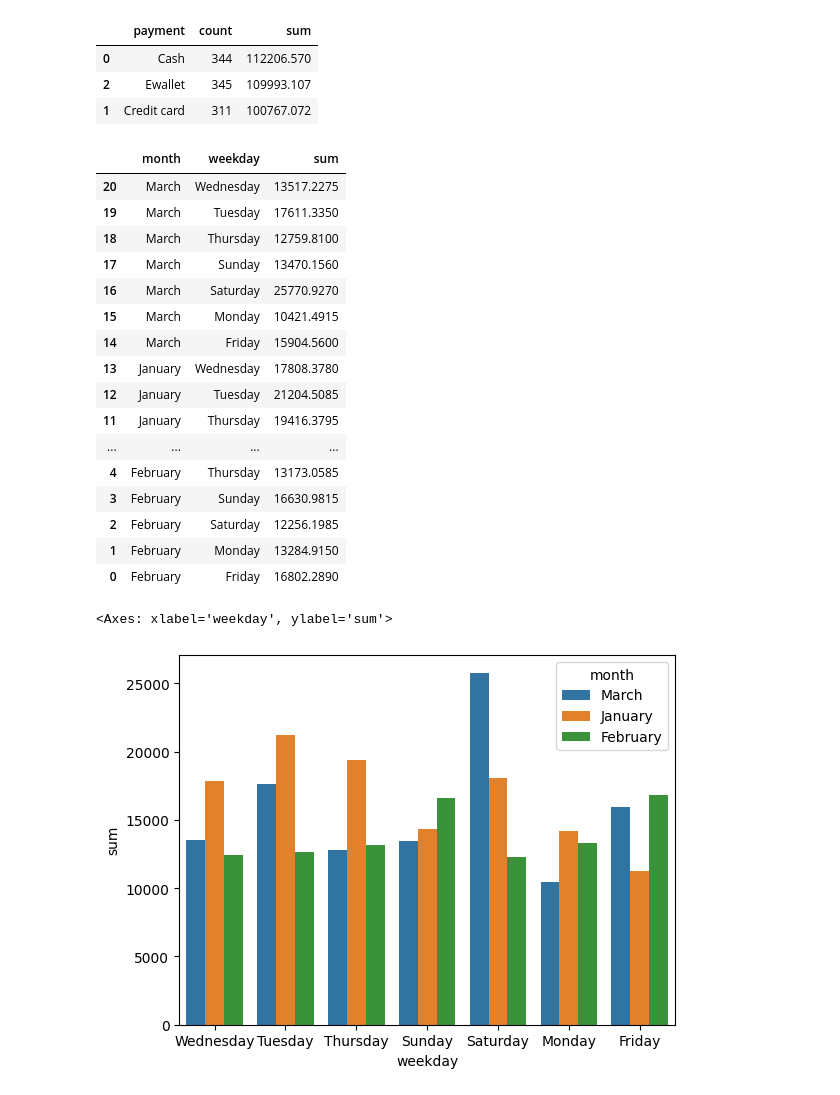
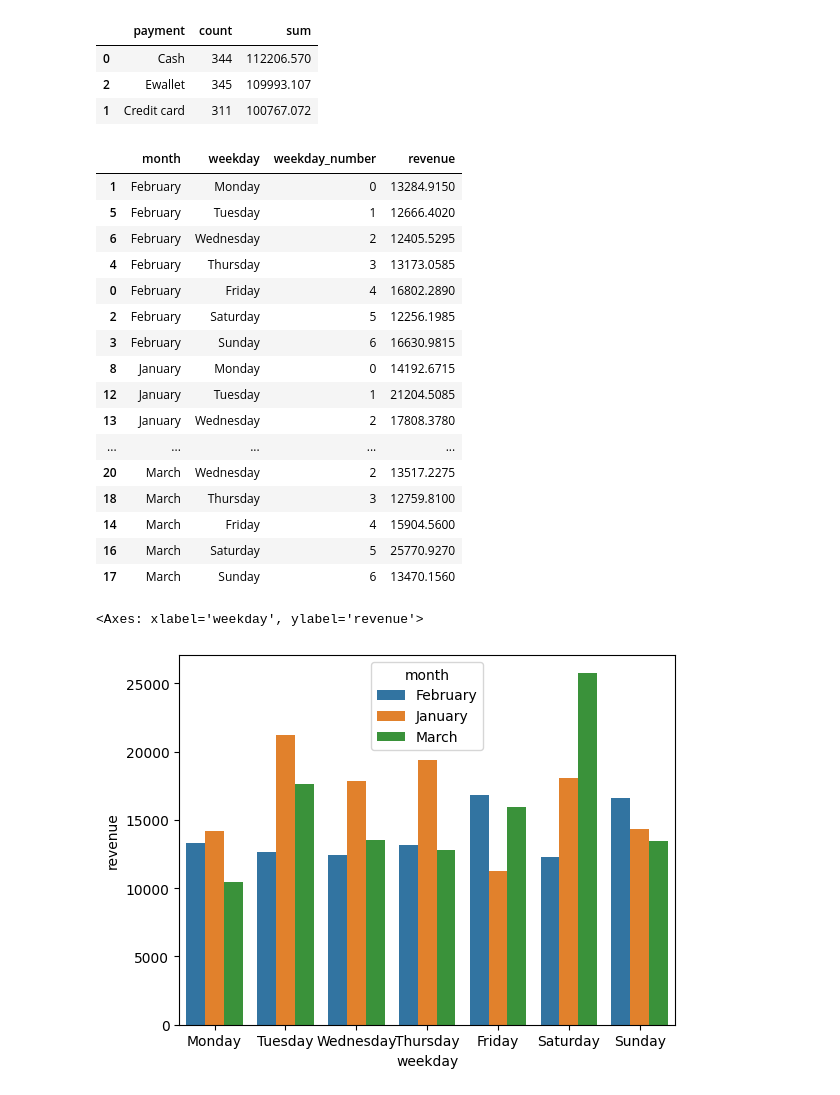
Before and after one commit to vnaumq/supermarket_sales, a Jupyter notebook: supermarket_sales.ipynb, the cells around one changed output. Drawn from its saved outputs; the diff is of its cells as text; code cells hidden in the pictures.

```diff
--- a/supermarket_sales.ipynb
+++ b/supermarket_sales.ipynb
@@ -64,6 +56,7 @@ Rating                     float64
 dtype: object
 # %%
 df['Date'] = pd.to_datetime(df['Date'])
+df['Time'] = pd.to_datetime(df['Time'])
 df.dtypes
 # %% [output]
 Invoice ID                         object
@@ -115,7 +108,7 @@ df
 | 999 | 849-09-3807 | A | Yangon | Member | Female | Fashion accessories | 88.34 | 7 | 30.9190 | ... |
 1000 rows × 17 columns
 # %%
-df1 = df[['city','unit_price','customer_type','gender','total','payment','date']]
+df1 = df[['city','gender','total','date','payment']]
 df1['month'] = pd.DatetimeIndex(df1['date']).month_name()
 df1['weekday'] = pd.DatetimeIndex(df1['date']).day_name()
 df1['weekday_number'] = pd.DatetimeIndex(df1['date']).weekday
@@ -197,28 +190,28 @@ df1.groupby('payment',as_index=False).agg({'customer_type':'count', 'total' : 's
 | 2 | Ewallet | 345 | 109993.107 |
 | 1 | Credit card | 311 | 100767.072 |
 # %%
-rating_weekday = df1.groupby(['month','weekday'] , as_index= False).agg({'total' : 'sum'}).rename(columns = {'total' : 'sum'}).sort_values(['month', 'weekday'], ascending= False)
+rating_weekday = df1.groupby(['month','weekday','weekday_number'] , as_index= False).agg({'total' : 'sum'}).rename(columns = {'total' : 'revenue'}).sort_values(['month', 'weekday_number'])
 rating_weekday
 # %% [output]
-|  | month | weekday | sum |
-| 20 | March | Wednesday | 13517.2275 |
-| 19 | March | Tuesday | 17611.3350 |
-| 18 | March | Thursday | 12759.8100 |
-| 17 | March | Sunday | 13470.1560 |
-| 16 | March | Saturday | 25770.9270 |
-| 15 | March | Monday | 10421.4915 |
-| 14 | March | Friday | 15904.5600 |
-| 13 | January | Wednesday | 17808.3780 |
-| 12 | January | Tuesday | 21204.5085 |
-| 11 | January | Thursday | 19416.3795 |
-| ... | ... | ... | ... |
-| 4 | February | Thursday | 13173.0585 |
-| 3 | February | Sunday | 16630.9815 |
-| 2 | February | Saturday | 12256.1985 |
-| 1 | February | Monday | 13284.9150 |
-| 0 | February | Friday | 16802.2890 |
+|  | month | weekday | weekday_number | revenue |
+| 1 | February | Monday | 0 | 13284.9150 |
+| 5 | February | Tuesday | 1 | 12666.4020 |
+| 6 | February | Wednesday | 2 | 12405.5295 |
+| 4 | February | Thursday | 3 | 13173.0585 |
+| 0 | February | Friday | 4 | 16802.2890 |
+| 2 | February | Saturday | 5 | 12256.1985 |
+| 3 | February | Sunday | 6 | 16630.9815 |
+| 8 | January | Monday | 0 | 14192.6715 |
+| 12 | January | Tuesday | 1 | 21204.5085 |
+| 13 | January | Wednesday | 2 | 17808.3780 |
+| ... | ... | ... | ... | ... |
+| 20 | March | Wednesday | 2 | 13517.2275 |
+| 18 | March | Thursday | 3 | 12759.8100 |
+| 14 | March | Friday | 4 | 15904.5600 |
+| 16 | March | Saturday | 5 | 25770.9270 |
+| 17 | March | Sunday | 6 | 13470.1560 |
 # %%
-sns.barplot(rating_weekday,x = 'weekday', y = 'sum', hue = 'month')
+sns.barplot(rating_weekday,x = 'weekday', y = 'revenue', hue = 'month')
 # %% [output]
-<Axes: xlabel='weekday', ylabel='sum'>
+<Axes: xlabel='weekday', ylabel='revenue'>
-[figure, old version]
+[figure, new version]
```
Also changed, not shown: parts of 5 cells of this notebook.
